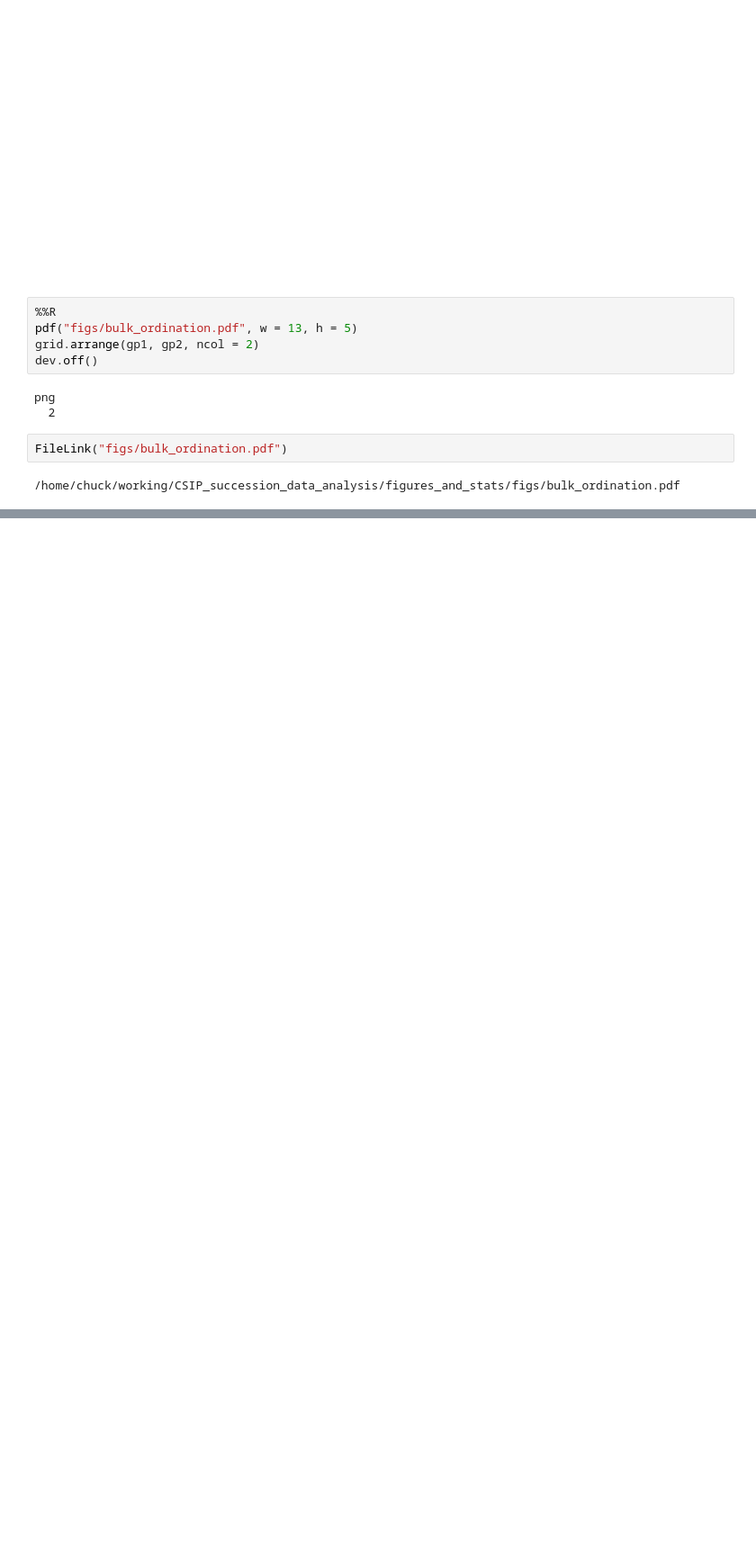
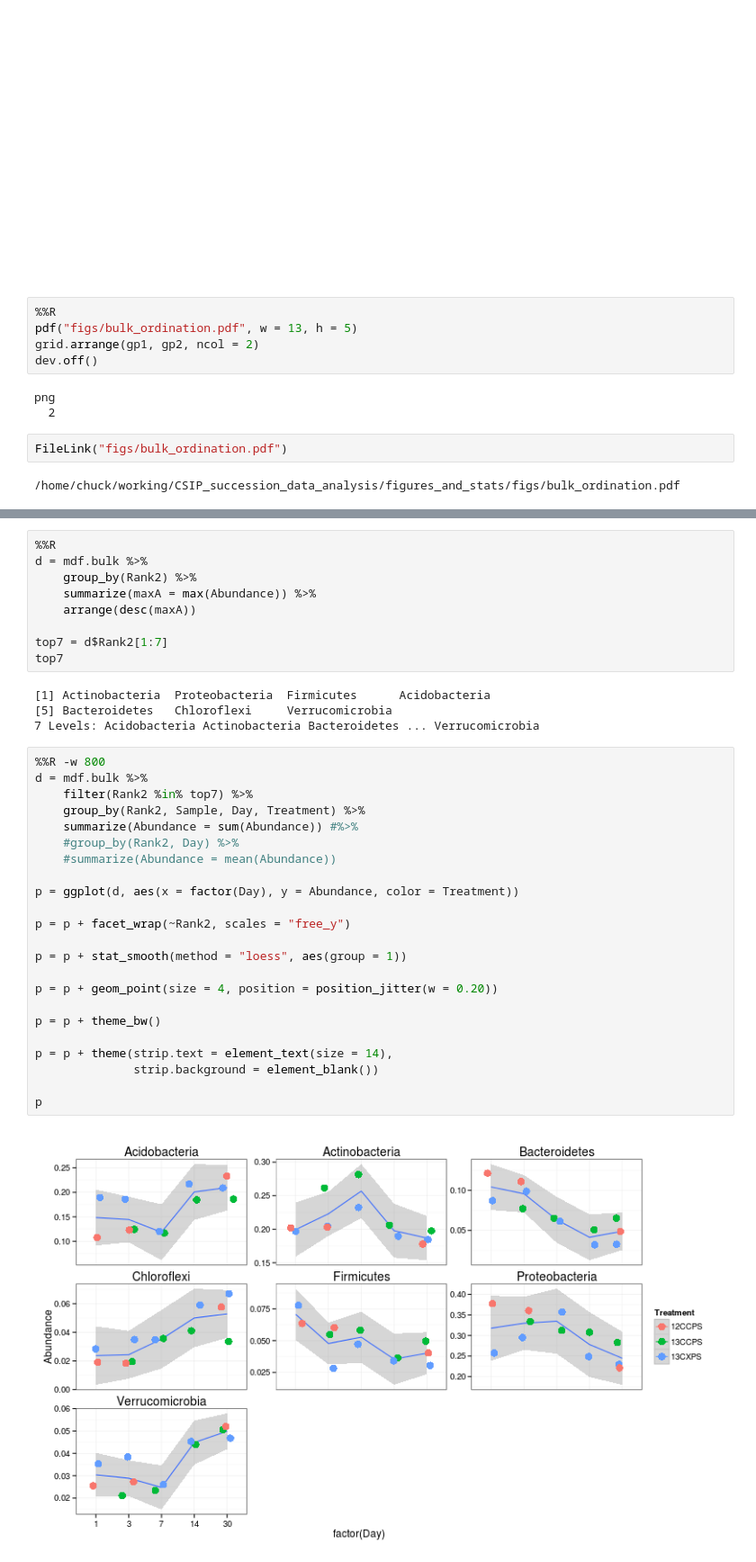
Before and after one commit to chuckpr/CSIP_succession_data_analysis, a Jupyter notebook: figures_and_stats/bulk_ordination.ipynb, the cells around one changed output, grey strips where cells are left out. Shown at 90% size. Cells and saved outputs as stored; diff of their text form; blank space fills up the shorter version.

```diff
--- a/figures_and_stats/bulk_ordination.ipynb
+++ b/figures_and_stats/bulk_ordination.ipynb
@@ -130,0 +197,38 @@ FileLink("figs/bulk_ordination.pdf")
+# %%
+%%R
+d = mdf.bulk %>%
+    group_by(Rank2) %>%
+    summarize(maxA = max(Abundance)) %>%
+    arrange(desc(maxA))
+
+top7 = d$Rank2[1:7]
+top7
+# %% [output]
+[1] Actinobacteria  Proteobacteria  Firmicutes      Acidobacteria
+[5] Bacteroidetes   Chloroflexi     Verrucomicrobia
+7 Levels: Acidobacteria Actinobacteria Bacteroidetes ... Verrucomicrobia
+# %%
+%%R -w 800
+d = mdf.bulk %>%
+    filter(Rank2 %in% top7) %>%
+    group_by(Rank2, Sample, Day, Treatment) %>%
+    summarize(Abundance = sum(Abundance)) #%>%
+    #group_by(Rank2, Day) %>%
+    #summarize(Abundance = mean(Abundance))
+
+p = ggplot(d, aes(x = factor(Day), y = Abundance, color = Treatment))
+
+p = p + facet_wrap(~Rank2, scales = "free_y")
+
+p = p + stat_smooth(method = "loess", aes(group = 1))
+
+p = p + geom_point(size = 4, position = position_jitter(w = 0.20))
+
+p = p + theme_bw()
+
+p = p + theme(strip.text = element_text(size = 14),
+              strip.background = element_blank())
+
+p
+# %% [output]
+[figure, added]
```
Also changed, not shown: parts of 16 cells of this notebook.
